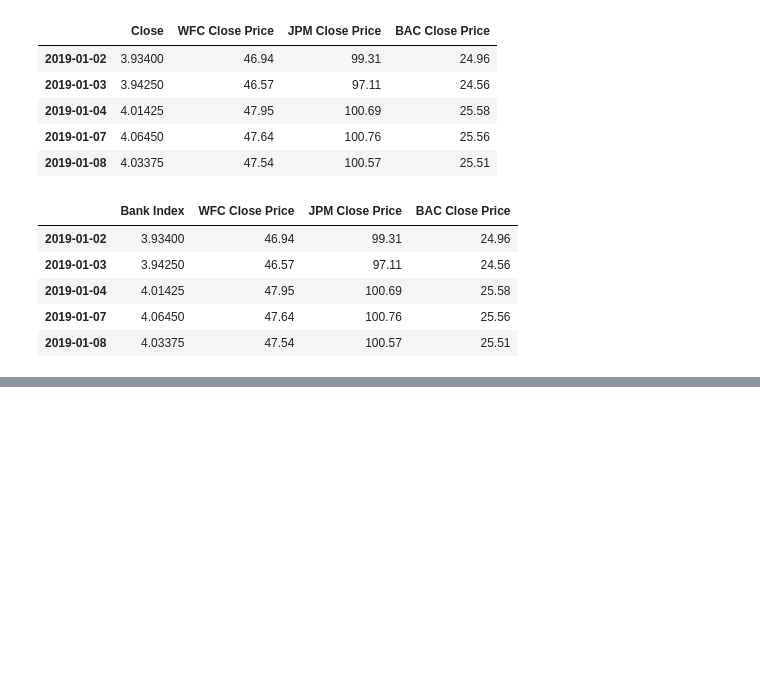
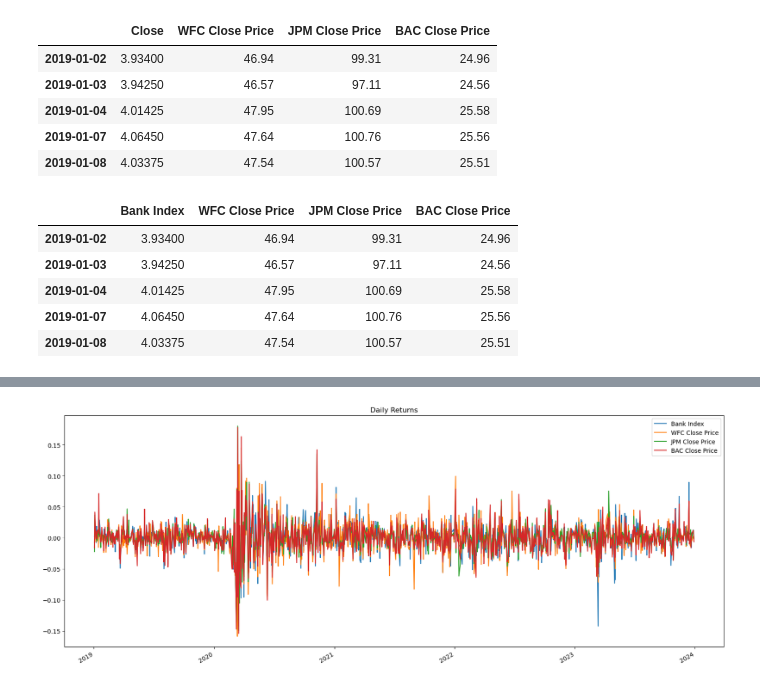
Before and after one commit to justicebangura/Project-1, a Jupyter notebook: Stock Price Data.ipynb, the cells around one changed output, grey strips where cells are left out. Saved outputs shown, nothing was run; the diff lists cells and outputs as text; code cells hidden in the pictures; blank space fills up the shorter version.

Commit message:
stock data anlaysis

```diff
--- a/Stock Price Data.ipynb
+++ b/Stock Price Data.ipynb
@@ -124,0 +151,5 @@ all_bank_stock_prices_df.to_csv('Stock_Price_Data.csv', index=True, index_label=
+# %%
+# calculating daily returns
+
+daily_returns = all_bank_stock_prices_df.pct_change()
+daily_returns
@@ -124,0 +170,6 @@ all_bank_stock_prices_df.to_csv('Stock_Price_Data.csv', index=True, index_label=
+# %%
+# plot daily returns
+
+daily_returns.plot(figsize=(20,8), title = 'Daily Returns');
+# %% [output]
+[figure, added]
```
Also changed, not shown: parts of 36 cells of this notebook, 3 other files.
